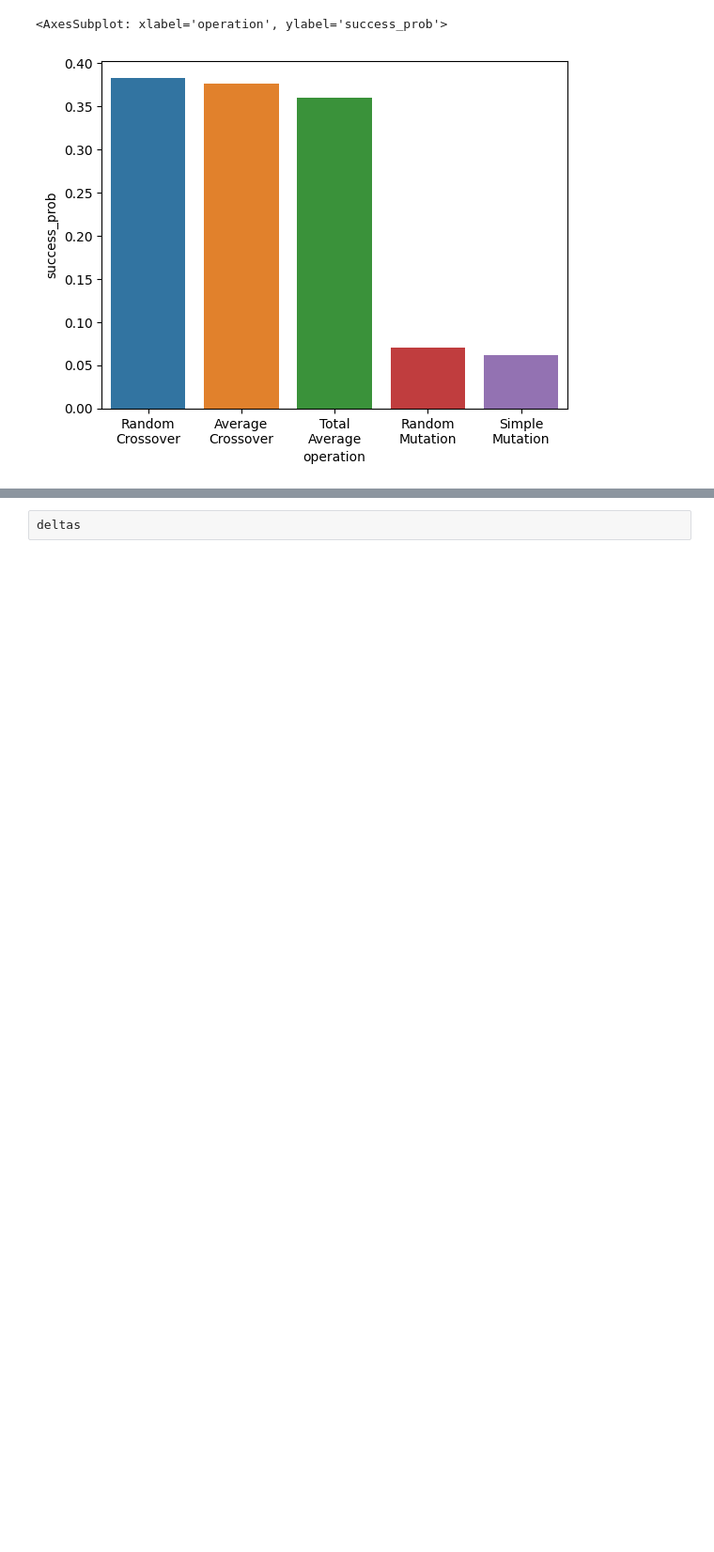
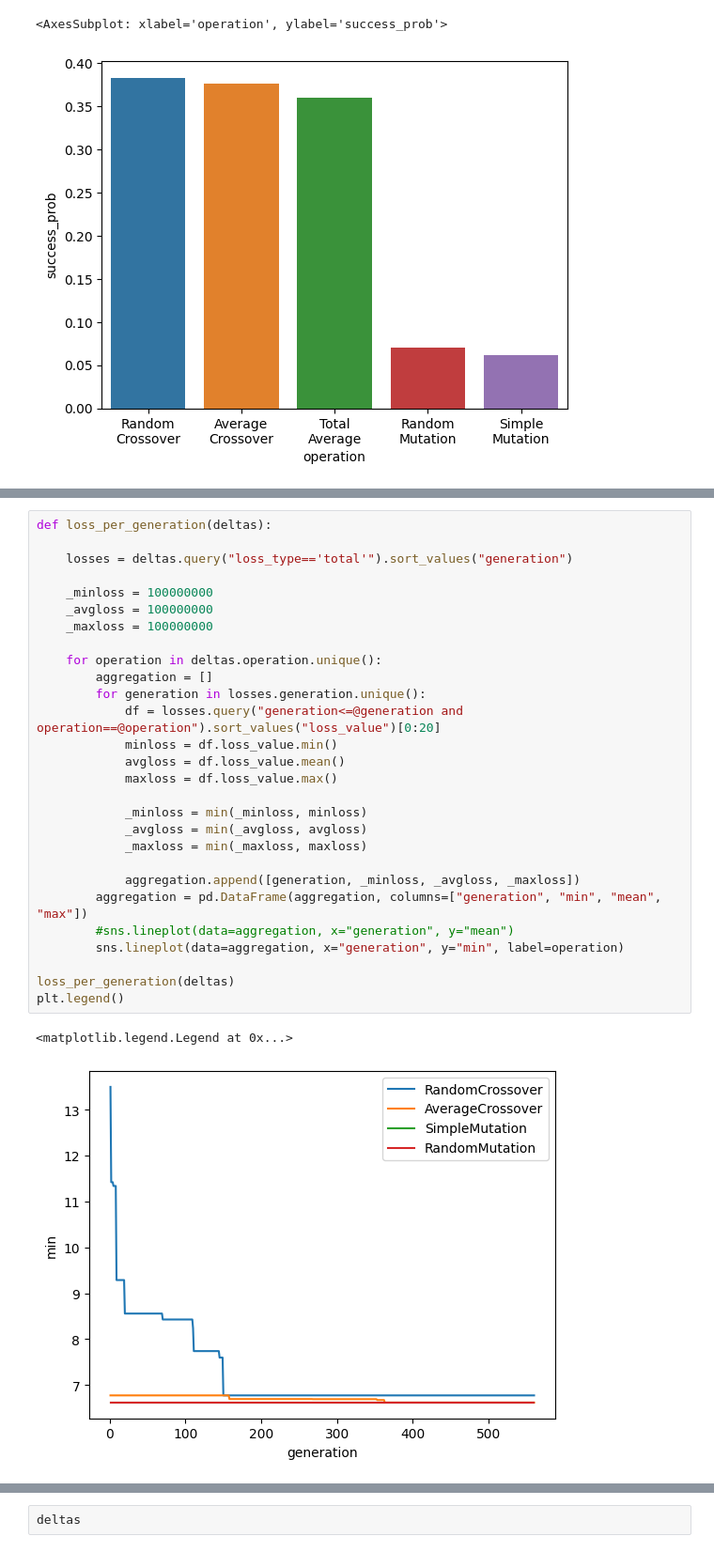
Before and after one commit to Didgitaldoo/didge-lab, a Jupyter notebook: src/experiments/arusha/analyze_evolution.ipynb, the cells around one changed output, grey strips where cells are left out. Shown at 94% size. Saved outputs shown, nothing was run; the diff lists cells and outputs as text; blank space fills up the shorter version.

```diff
--- a/src/experiments/arusha/analyze_evolution.ipynb
+++ b/src/experiments/arusha/analyze_evolution.ipynb
@@ -171,3 +197,34 @@ Name: operation, dtype: int64
+# %%
+def loss_per_generation(deltas):
+
+    losses = deltas.query("loss_type=='total'").sort_values("generation")
+
+    _minloss = 100000000
+    _avgloss = 100000000
+    _maxloss = 100000000
+
+    for operation in deltas.operation.unique():
+        aggregation = []
+        for generation in losses.generation.unique():
+            df = losses.query("generation<=@generation and operation==@operation").sort_values("loss_value")[0:20]
+            minloss = df.loss_value.min()
+            avgloss = df.loss_value.mean()
+            maxloss = df.loss_value.max()
+
+            _minloss = min(_minloss, minloss)
+            _avgloss = min(_avgloss, avgloss)
+            _maxloss = min(_maxloss, maxloss)
+
+            aggregation.append([generation, _minloss, _avgloss, _maxloss])
+        aggregation = pd.DataFrame(aggregation, columns=["generation", "min", "mean", "max"])
+        #sns.lineplot(data=aggregation, x="generation", y="mean")
+        sns.lineplot(data=aggregation, x="generation", y="min", label=operation)
+
+loss_per_generation(deltas)
+plt.legend()
+# %% [output]
+<matplotlib.legend.Legend at 0x...>
+[figure, added]
 # %%
 def loss_per_generation(deltas):
 
```
Also changed, not shown: parts of 6 cells of this notebook, 3 other files.
